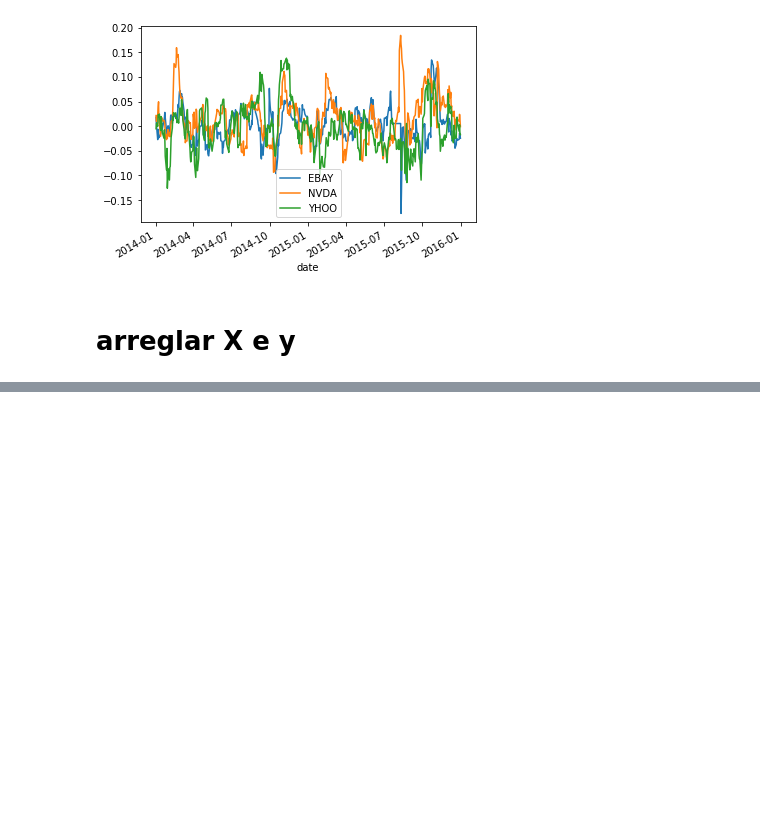
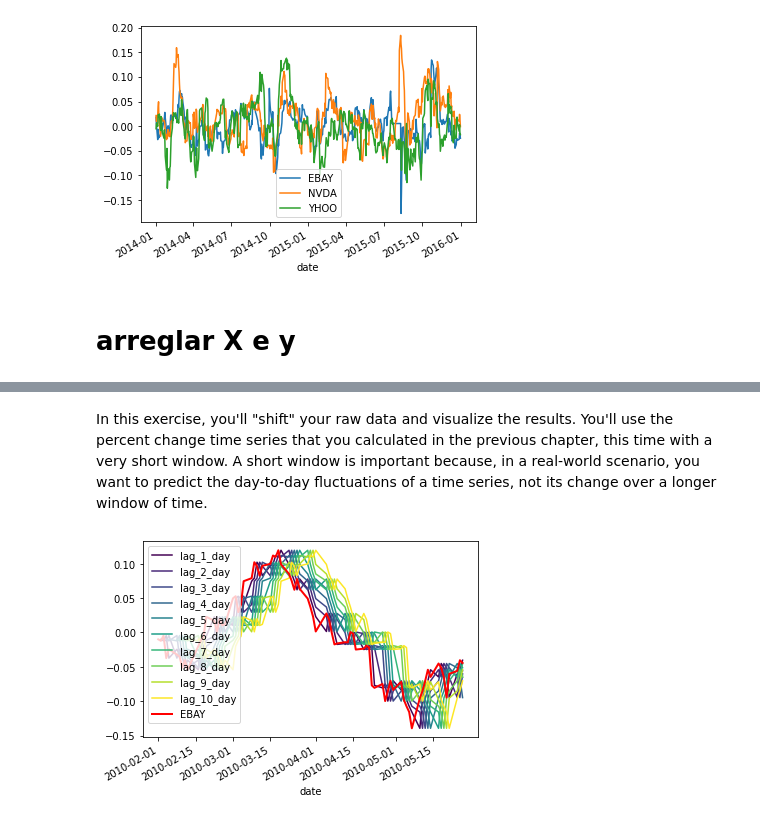
Before and after one commit to martinnss/Micro_Projects, a Jupyter notebook: apuntes datacamp/Time Series.ipynb, the cells around one changed output, grey strips where cells are left out. Saved outputs shown, nothing was run; the diff lists cells and outputs as text; code cells hidden in the pictures; blank space fills up the shorter version.

```diff
--- a/apuntes datacamp/Time Series.ipynb
+++ b/apuntes datacamp/Time Series.ipynb
@@ -165,0 +233,20 @@ plt.show()
+# %% [markdown]
+In this exercise, you'll "shift" your raw data and visualize the results. You'll use the percent change time series that you calculated in the previous chapter, this time with a very short window. A short window is important because, in a real-world scenario, you want to predict the day-to-day fluctuations of a time series, not its change over a longer window of time.
+# %%
+
+# These are the "time lags"
+shifts = np.arange(1, 11).astype(int)
+
+# Use a dictionary comprehension to create name: value pairs, one pair per shift
+shifted_data = {"lag_{}_day".format(day_shift): prices_perc_ebay.shift(day_shift) for day_shift in shifts}
+
+# Convert into a DataFrame for subsequent use
+prices_perc_shifted = pd.DataFrame(shifted_data)
+
+# Plot the first 100 samples of each
+ax = prices_perc_shifted.iloc[:100].plot(cmap=plt.cm.viridis)
+prices_perc_ebay.iloc[:100].plot(color='r', lw=2)
+ax.legend(loc='best')
+plt.show()
+# %% [output]
+[figure, added]
```
Also changed, not shown: parts of 7 cells of this notebook.
